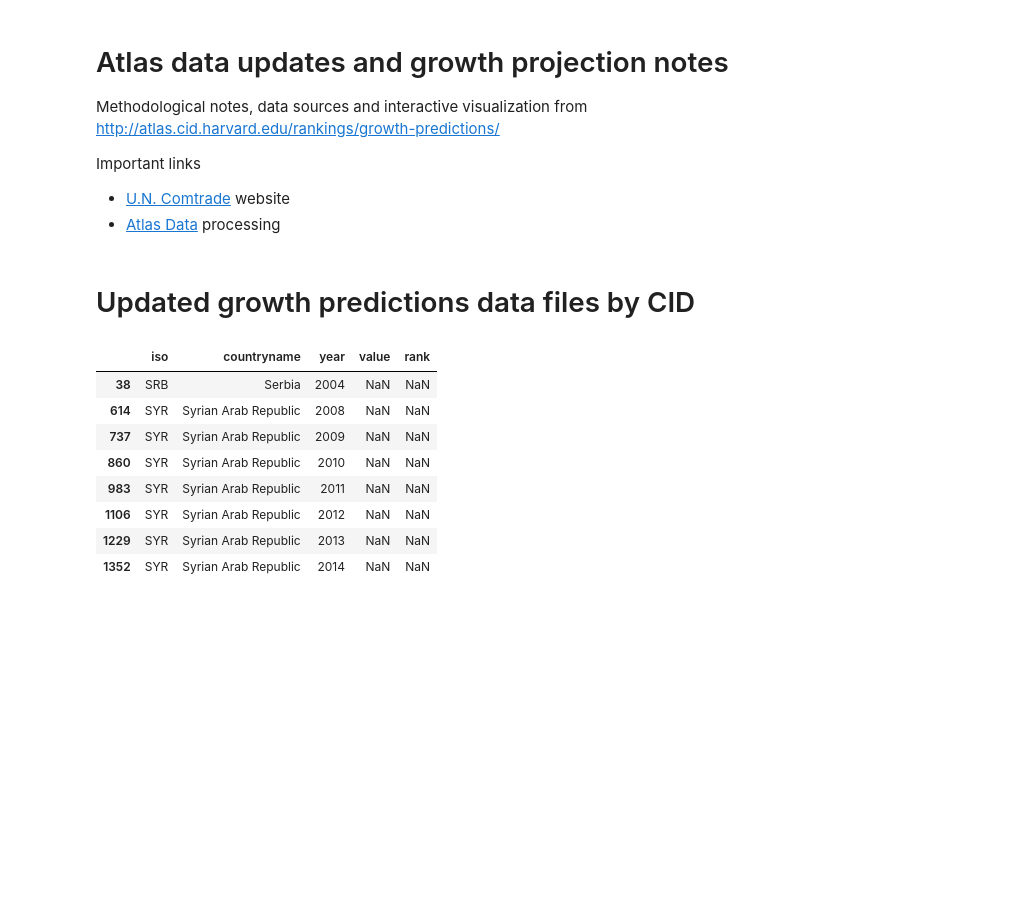
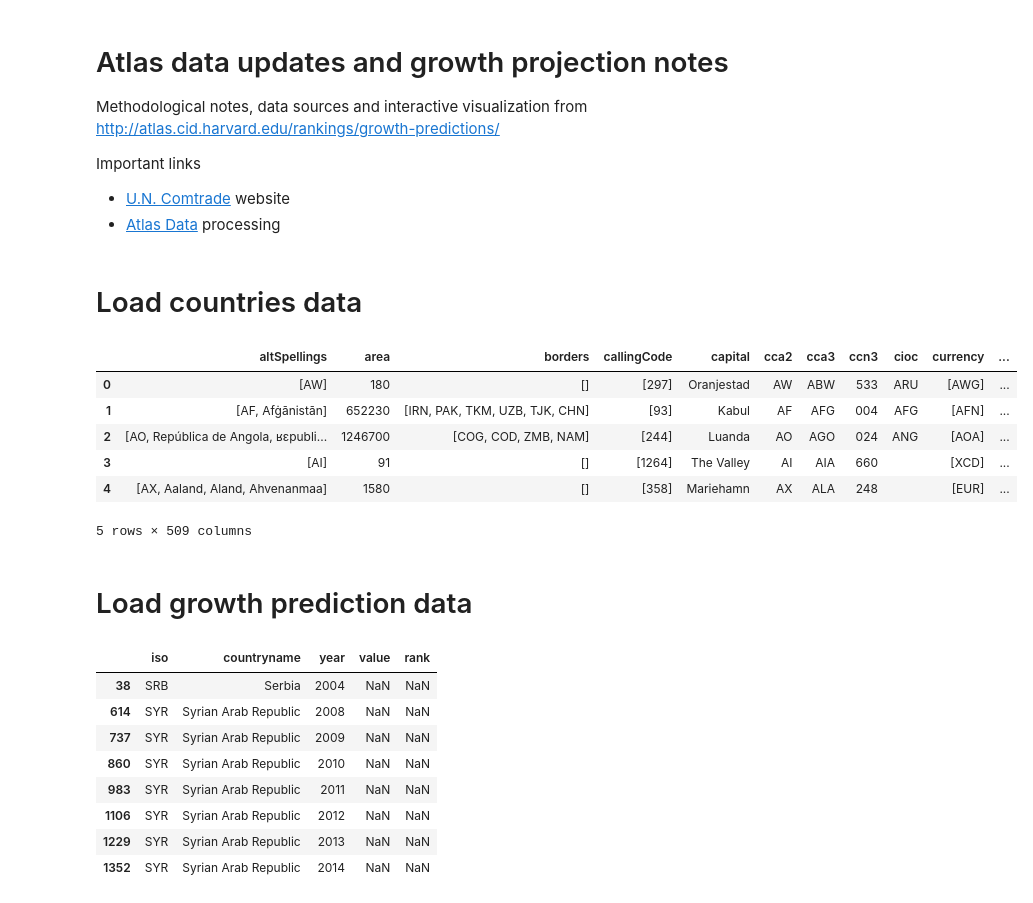
Before and after one commit to cid-harvard/visualization-notebook-templates, a Jupyter notebook: atlas-data-reporting.ipynb, the cells around one changed output. Cells and saved outputs as stored; diff of their text form; code cells hidden in the pictures; blank space fills up the shorter version.

```diff
--- a/atlas-data-reporting.ipynb
+++ b/atlas-data-reporting.ipynb
@@ -11,5 +11,33 @@ Important links
 from IPython.display import IFrame
 import pandas as pd
 import numexpr
+# %%
+# Raw data files
+file_projections = 'sourceData/Growth_proj_rankings_2014.csv'
+file_rank_eci = 'sourceData/ECI_rankings_2014.csv'
+url_countries = 'https://raw.githubusercontent.com/mledoze/countries/master/dist/countries.json'
+# %% [markdown]
+# Load countries data
+# %%
+import json
+import urllib
+
+r = urllib.request.urlopen(url_countries)
+data = json.loads(r.read().decode(r.info().get_param('charset') or 'utf-8'))
+# %%
+# Flatten the countries dataset
+from pandas.io.json import json_normalize
+result = json_normalize(data)
+# %%
+df_countries = pd.DataFrame(result)
+df_countries.head()
+# %% [output]
+|  | altSpellings | area | borders | callingCode | capital | cca2 | cca3 | ccn3 | cioc | currency | ... |
+| 0 | [AW] | 180 | [] | [297] | Oranjestad | AW | ABW | 533 | ARU | [AWG] | ... |
+| 1 | [AF, Afġānistān] | 652230 | [IRN, PAK, TKM, UZB, TJK, CHN] | [93] | Kabul | AF | AFG | 004 | AFG | [AFN] | ... |
+| 2 | [AO, República de Angola, ʁɛpubli... | 1246700 | [COG, COD, ZMB, NAM] | [244] | Luanda | AO | AGO | 024 | ANG | [AOA] | ... |
+| 3 | [AI] | 91 | [] | [1264] | The Valley | AI | AIA | 660 |  | [XCD] | ... |
+| 4 | [AX, Aaland, Aland, Ahvenanmaa] | 1580 | [] | [358] | Mariehamn | AX | ALA | 248 |  | [EUR] | ... |
+5 rows × 509 columns
 # %% [markdown]
-# Updated growth predictions data files by CID
+# Load growth prediction data
```
Also changed, not shown: parts of 19 cells of this notebook.
